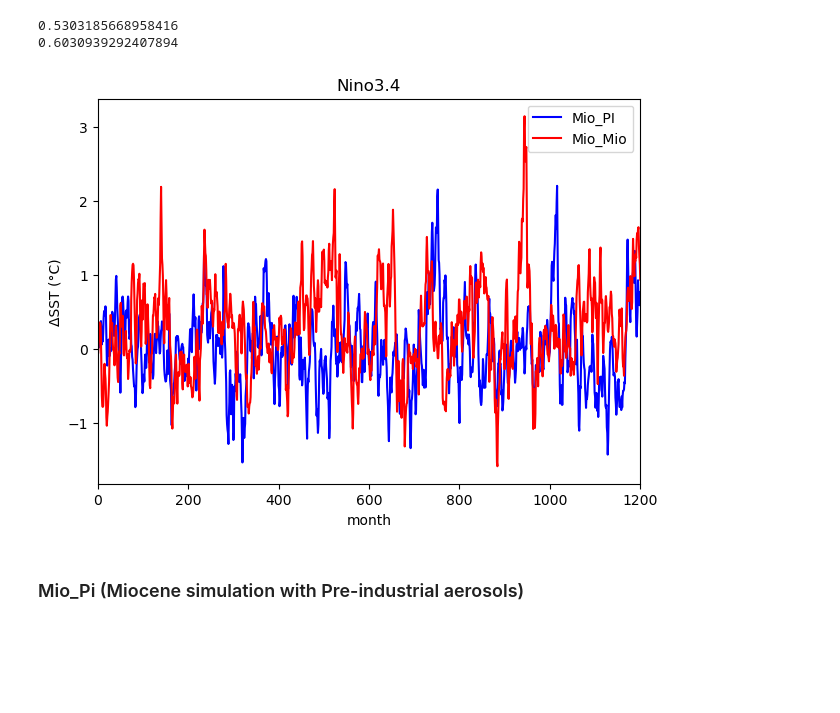
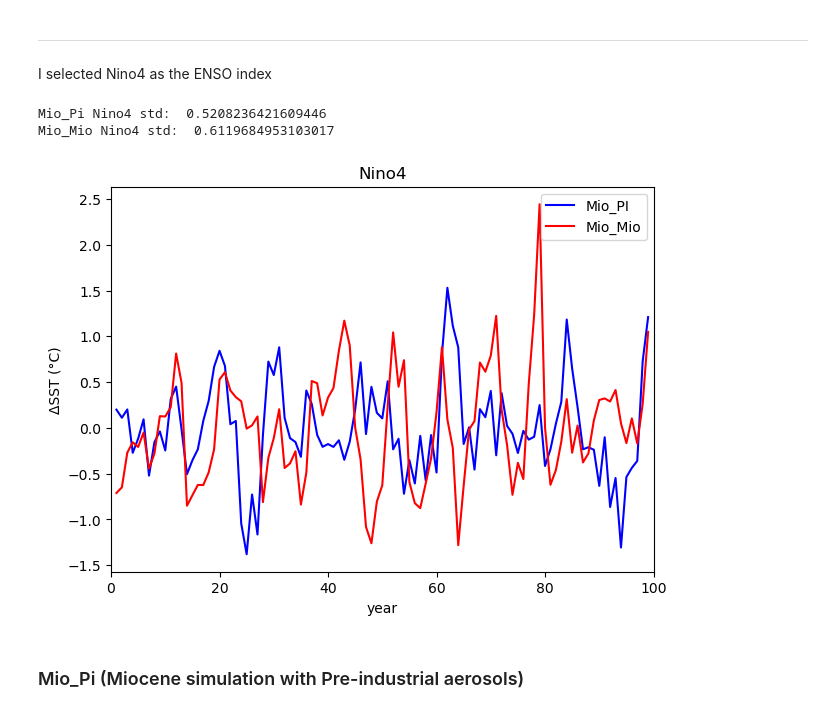
Before and after one commit to ChenPoJu/clim680, a Jupyter notebook: Assignment3/plot_3_composite.ipynb, the cells around one changed output. Cells and saved outputs as stored; diff of their text form; code cells hidden in the pictures; blank space fills up the shorter version.

```diff
--- a/Assignment3/plot_3_composite.ipynb
+++ b/Assignment3/plot_3_composite.ipynb
@@ -113,0 +344,16 @@ Nino3_Mio = ts_Nino3_Mio.weighted(weights).mean(dim=['lon','lat'])
+# %%
+# --- Mio_Mio: DJF
+weights = np.cos(np.deg2rad(ts_Nino4_Mio.lat))
+Nino4_Mio = ts_Nino4_Mio.weighted(weights).mean(dim=['lon','lat'])
+
+shape1 = (100, 12)
+Nino4_Mio_yr1 = np.random.randn(*shape1)
+
+for yy in range(100):
+    Nino4_Mio_yr1[yy,:] = Nino4_Mio[yy*12:yy*12+12]
+
+shape2 = (1, 99)
+Nino4_Mio_djf = np.random.randn(*shape2)
+
+for tt in range(99):
+    Nino4_Mio_djf[0, tt] = (Nino4_Mio_yr1[tt,11] + Nino4_Mio_yr1[tt+1,0] + Nino4_Mio_yr1[tt+1,1])/3
@@ -114,26 +479,39 @@ Nino3_Mio = ts_Nino3_Mio.weighted(weights).mean(dim=['lon','lat'])
+# %% [markdown]
+---
+I selected Nino4 as the ENSO index
+# %%
+Nino4_Pi_djf = np.squeeze(Nino4_Pi_djf, axis=0)
+Nino4_Pi_djf2 = xr.DataArray(data=Nino4_Pi_djf,
+                             dims=['time'],
+                             coords=[np.arange(1,100)])
+
+Nino4_Mio_djf = np.squeeze(Nino4_Mio_djf, axis=0)
+Nino4_Mio_djf2 = xr.DataArray(data=Nino4_Mio_djf,
+                              dims=['time'],
+                              coords=[np.arange(1,100)])
 # %%
-print(np.std(Nino3_Pi).values)
-print(np.std(Nino3_Mio).values)
+print('Mio_Pi Nino4 std: ', np.std(Nino4_Pi_djf2.values))
+print('Mio_Mio Nino4 std: ', np.std(Nino4_Mio_djf2.values))
 
 # Create the plot
 fig, ax1 = plt.subplots()
 fig.set_size_inches(7,5)
 
-ax1.set_xlabel('month')
+ax1.set_xlabel('year')
 ax1.set_ylabel('ΔSST (°C)')
-ax1.plot(np.arange(1,1201,1), Nino3_Pi, color='b')
-ax1.plot(np.arange(1,1201,1), Nino3_Mio, color='r')
+ax1.plot(np.arange(1,100,1), Nino4_Pi_djf2, color='b')
+ax1.plot(np.arange(1,100,1), Nino4_Mio_djf2, color='r')
 
-plt.title('Nino3.4')
-plt.xlim(0, 1200)
+plt.title('Nino4')
+plt.xlim(0, 100)
 plt.legend(['Mio_PI', 'Mio_Mio'])
 
 # Show the plot
 plt.show()
 # %% [output]
-0.5303185668958416
-0.6030939292407894
+Mio_Pi Nino4 std:  0.5208236421609446
+Mio_Mio Nino4 std:  0.6119684953103017
-[figure, old version]
+[figure, new version]
 # %% [markdown]
 ### Mio_Pi (Miocene simulation with Pre-industrial aerosols)
 # %%
```
Also changed, not shown: parts of 34 cells of this notebook.
